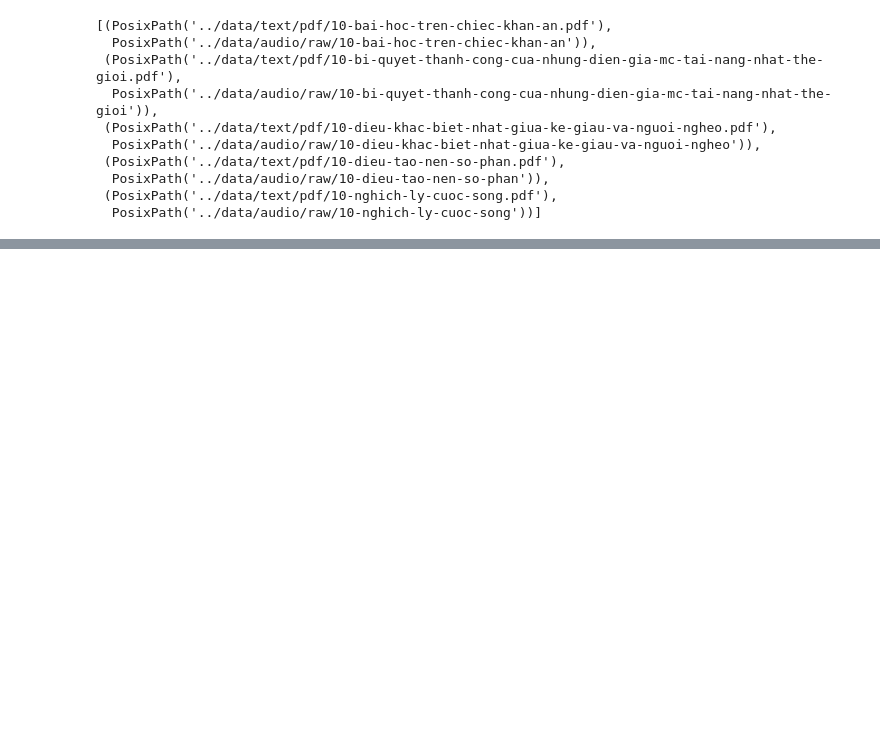
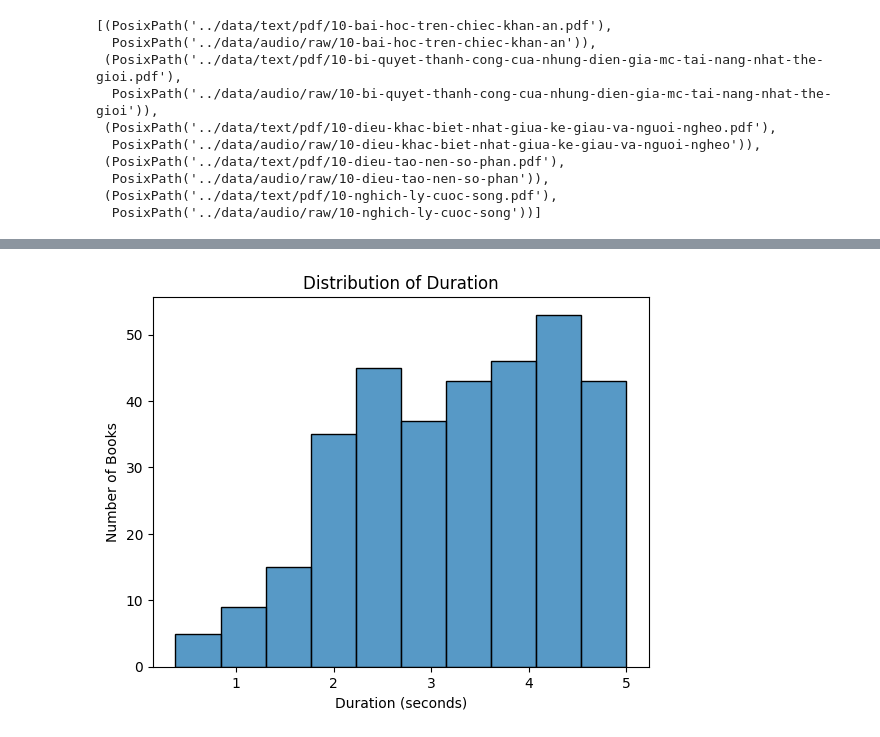
Before and after one commit to quochuy242/VNAVC, a Jupyter notebook: notebooks/download_analysis.ipynb, the cells around one changed output, grey strips where cells are left out. Drawn from its saved outputs; the diff is of its cells as text; code cells hidden in the pictures; blank space fills up the shorter version.

```diff
--- a/notebooks/download_analysis.ipynb
+++ b/notebooks/download_analysis.ipynb
@@ -197,0 +321,10 @@ after_download_metadata_df.head()
+# %%
+# The histogram of duration
+duration = after_download_metadata_df["duration"]
+sns.histplot(duration, edgecolor="black")
+plt.xlabel("Duration (seconds)")
+plt.ylabel("Number of Books")
+plt.title("Distribution of Duration")
+plt.show()
+# %% [output]
+[figure, added]
```
Also changed, not shown: parts of 13 cells of this notebook, 7 other files.
